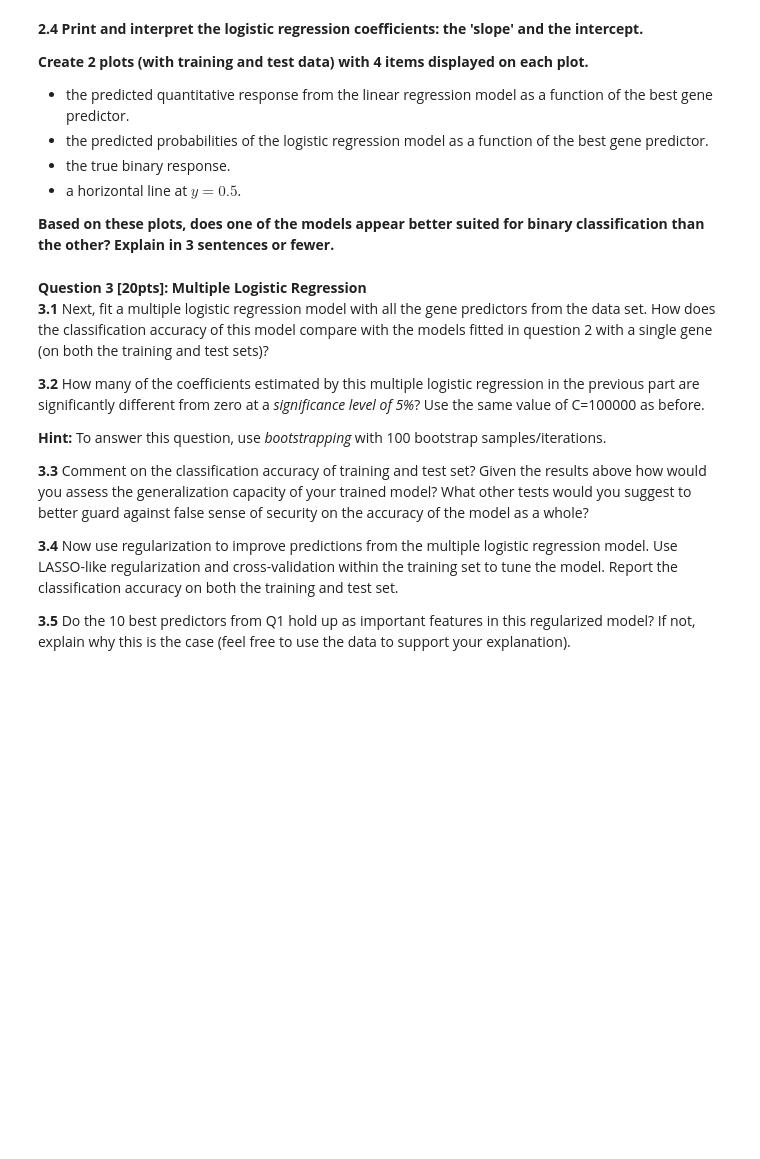
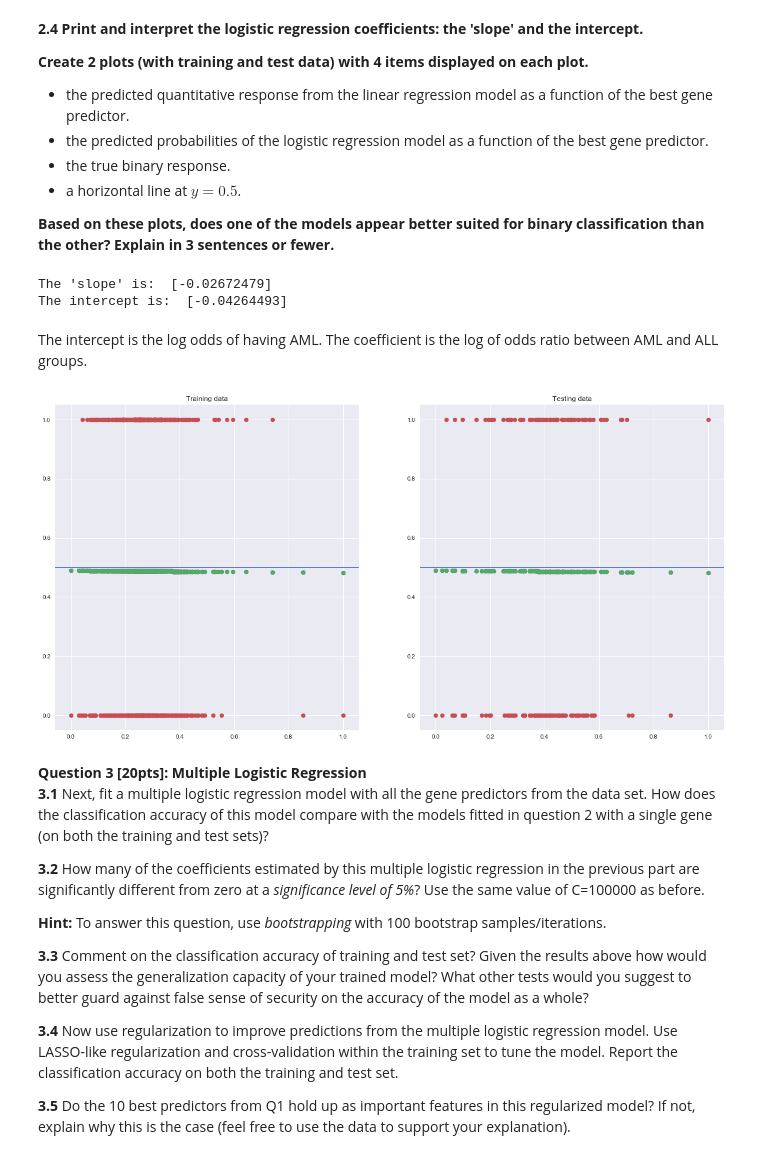
Before and after one commit to katiegrosch/2019-CS109A, a Jupyter notebook: content/homeworks/cs109a_hw4_209/cs109a_HW4.ipynb, the cells around one changed output. Saved outputs shown, nothing was run; the diff lists cells and outputs as text; code cells hidden in the pictures; blank space fills up the shorter version.

```diff
--- a/content/homeworks/cs109a_hw4_209/cs109a_HW4.ipynb
+++ b/content/homeworks/cs109a_hw4_209/cs109a_HW4.ipynb
@@ -239,0 +234,8 @@ Based on these plots, does one of the models appear better suited for binary cla
+# %%
+best_predictor_train = X_train_normalized['M28825_at'].reshape(-1, 1)
+best_predictor_test = X_test_normalized['M28825_at'].reshape(-1, 1)
+
+lin_reg = LinearRegression()
+lin_reg.fit(best_predictor_train, y_train)
+lin_reg_predictions_train = lin_reg.predict(best_predictor_train)
+lin_reg_predictions_test = lin_reg.predict(best_predictor_test)
@@ -252,0 +253,6 @@ Based on these plots, does one of the models appear better suited for binary cla
+# %%
+log_reg = LogisticRegression(C=100000)
+log_reg.fit(best_predictor_train, y_train)
+log_reg_predictions_train = log_reg.predict_proba(best_predictor_train)
+log_reg_predictions_test = log_reg.predict_proba(best_predictor_test)
+log_reg.score(best_predictor_test, y_test)
@@ -266,0 +273,24 @@ Based on these plots, does one of the models appear better suited for binary cla
+# %%
+print("The 'slope' is: ", log_reg.coef_[0])
+print("The intercept is: ", log_reg.intercept_)
+# %% [output]
+The 'slope' is:  [-0.02672479]
+The intercept is:  [-0.04264493]
+# %% [markdown]
+The intercept is the log odds of having AML. The coefficient is the log of odds ratio between AML and ALL groups.
+# %%
+fig, ax = plt.subplots(1,2, figsize=(20,10))
+
+ax[0].scatter(best_predictor_train, lin_reg_predictions_train) # lin model
+ax[0].scatter(best_predictor_train, log_reg_predictions_train[:,1]) # log model
+ax[0].scatter(best_predictor_train, y_train) # true response
+ax[0].axhline(.5) # horizontal line
+ax[0].title.set_text("Training data")
+
+ax[1].scatter(best_predictor_test, lin_reg_predictions_test) # lin model
+ax[1].scatter(best_predictor_test, log_reg_predictions_test[:,1]) # log model
+ax[1].scatter(best_predictor_test, y_test) # true response
+ax[1].axhline(.5) # horizontal line
+ax[1].title.set_text("Testing data")
+# %% [output]
+[figure, added]
```
Also changed, not shown: parts of 37 cells of this notebook.
